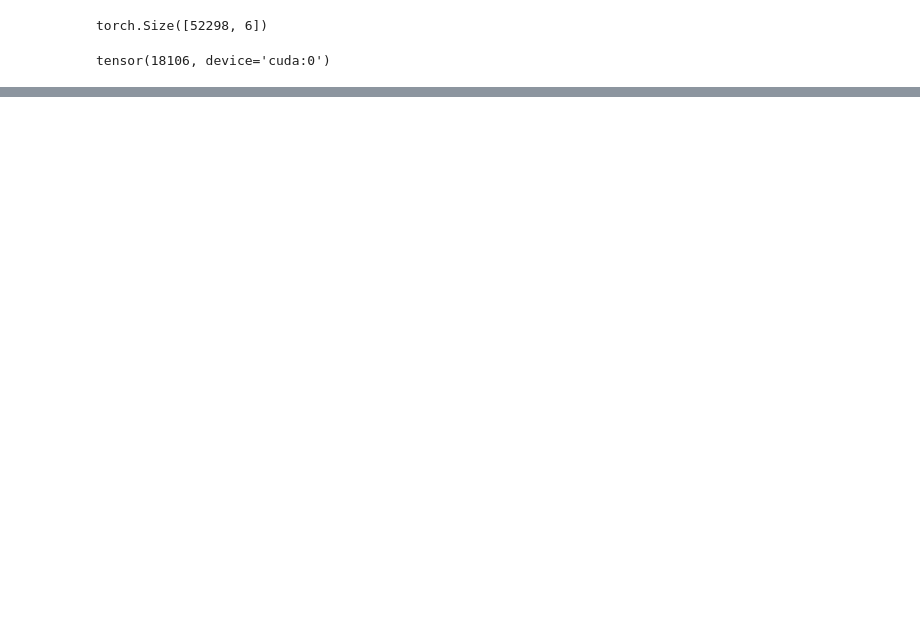
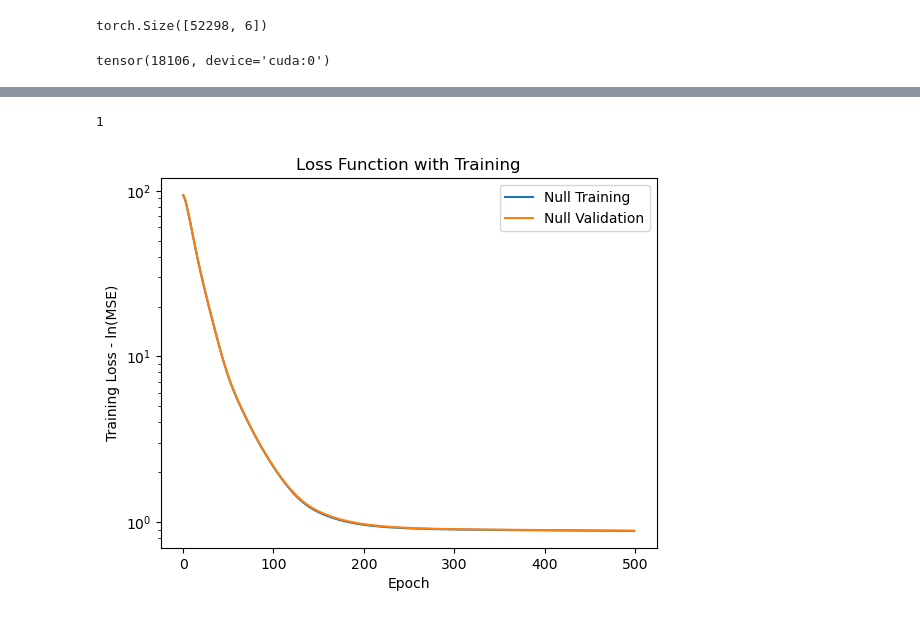
Before and after one commit to trdougherty/GRIDS, a Jupyter notebook: p1_generalbenefits.ipynb, the cells around one changed output, grey strips where cells are left out. Saved outputs shown, nothing was run; the diff lists cells and outputs as text; code cells hidden in the pictures; blank space fills up the shorter version.

```diff
--- a/p1_generalbenefits.ipynb
+++ b/p1_generalbenefits.ipynb
@@ -52,6 +52,8 @@ rebuild_info.keys()
 dict_keys(['rebuild_idx', 'recorded', 'node_data', 'footprints', 'complete_footprints', 'training_mask', 'simple_ids'])
 # %%
 training_ids = np.array(rebuild_info["simple_ids"])[rebuild_info["training_mask"].cpu()]
+# %%
+true_idx = np.where(rebuild_info['training_mask'].cpu().numpy())[0]
 # %%
 validation_batches = []
 
@@ -131,7 +256,10 @@ tensor(18106, device='cuda:0')
 from src.model import CustomGAT
 
 model = CustomGAT(
-    hidden_channels=64,
-    out_channels=64,
-    layers=5
+    hidden_channels=32,
+    out_channels=32,
+    layers=4,
+    heads=5
 ).to(device)
+
+model
@@ -212,0 +347,35 @@ output = model(
+# %%
+mean_tl = graph_training_loss.mean(axis=0)
+std_tl = graph_training_loss.std(axis=0)
+
+mean_vl = graph_validation_loss.mean(axis=0)
+std_vl = graph_validation_loss.std(axis=0)
+
+null_mean_vl = null_training_tensor.mean(axis=0)
+null_mean_tl = null_validation_tensor.mean(axis=0)
+
+domain = np.arange(0, len(mean_tl))
+# %%
+10**0
+# %% [output]
+1
+# %%
+# plt.plot(domain, mean_tl, label="Train")
+# # plt.fill_between(domain, mean_tl + std_tl, mean_tl - std_tl, alpha=0.1)
+
+# plt.plot(domain, mean_vl, label="Validation")
+# plt.fill_between(domain, mean_vl + std_vl, mean_vl - std_vl, alpha=0.1)
+
+plt.plot(domain, null_mean_tl, label="Null Training")
+plt.plot(domain, null_mean_vl, label="Null Validation")
+
+plt.title("Loss Function with Training")
+
+plt.xlabel("Epoch")
+plt.ylabel("Training Loss - ln(MSE)")
+
+plt.yscale("log")
+plt.legend()
+plt.show()
+# %% [output]
+[figure, added]
```
Also changed, not shown: parts of 32 cells of this notebook.
